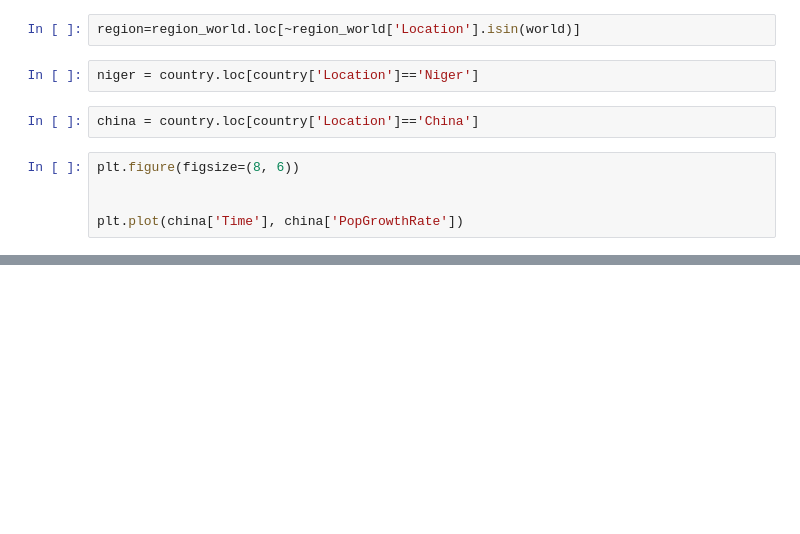
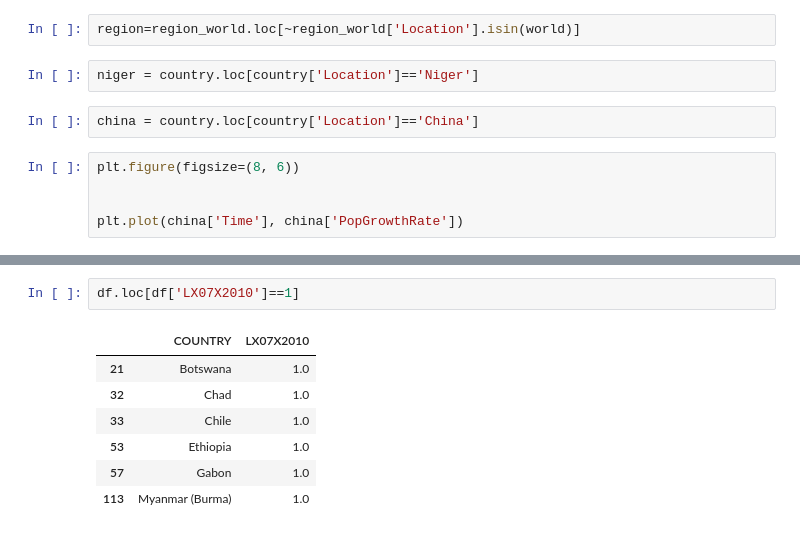
Before and after one commit to levigraft/capstone_religion_birthrate, a Jupyter notebook: Capstone/notebooks/un_indicators.ipynb, the cells around one changed output, grey strips where cells are left out. Drawn from its saved outputs; the diff is of its cells as text; blank space fills up the shorter version.

```diff
--- a/Capstone/notebooks/un_indicators.ipynb
+++ b/Capstone/notebooks/un_indicators.ipynb
@@ -93,0 +153,10 @@ plt.plot(china['Time'], china['PopGrowthRate'])
+# %%
+df.loc[df['LX07X2010']==1]
+# %% [output]
+|  | COUNTRY | LX07X2010 |
+| 21 | Botswana | 1.0 |
+| 32 | Chad | 1.0 |
+| 33 | Chile | 1.0 |
+| 53 | Ethiopia | 1.0 |
+| 57 | Gabon | 1.0 |
+| 113 | Myanmar (Burma) | 1.0 |
```
Also changed, not shown: parts of 8 cells of this notebook, 24 other files.
